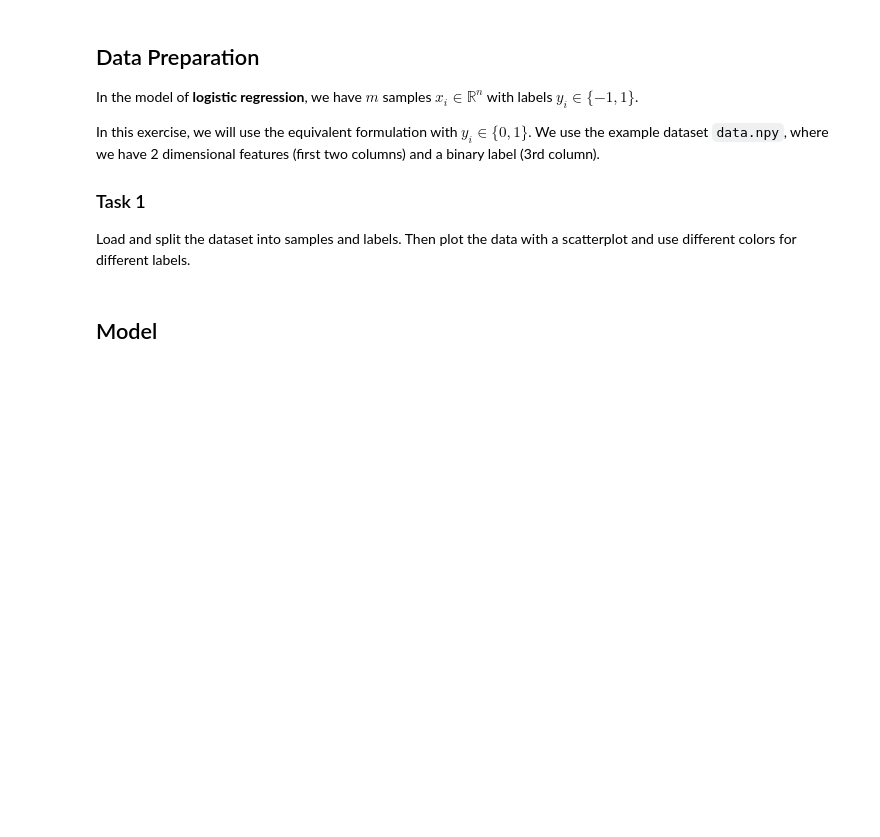
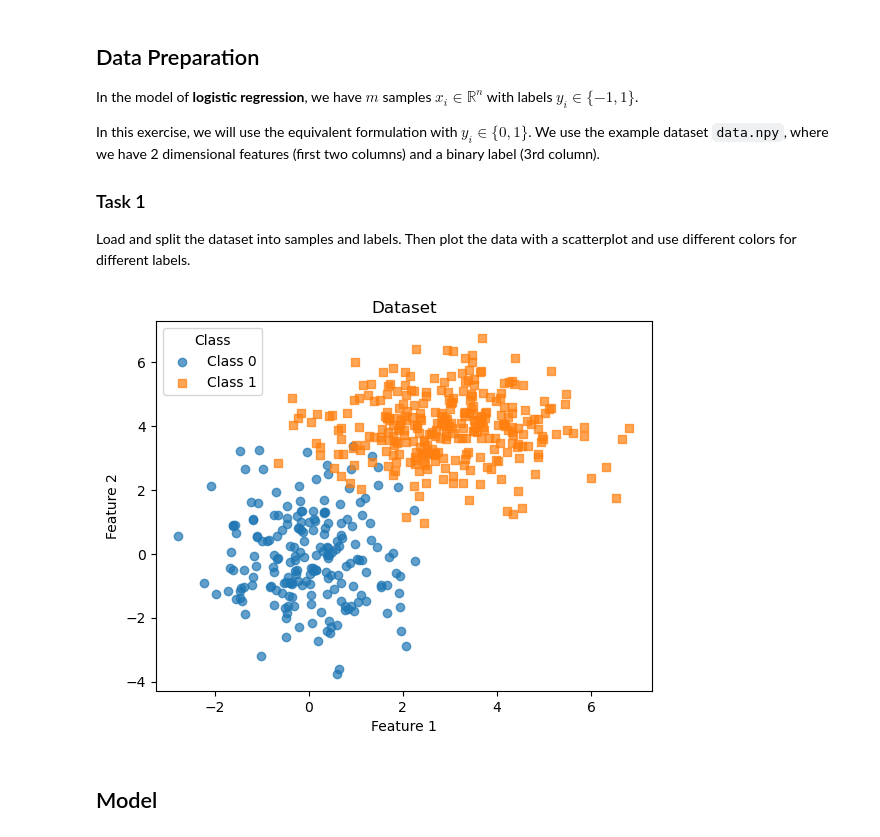
Before and after one commit to mbbrueckner/statistical_learning_theory_LAB, a Jupyter notebook: 03_Logistic_Regression/03_Logistic_Regression.ipynb, the cells around one changed output. Drawn from its saved outputs; the diff is of its cells as text; code cells hidden in the pictures; blank space fills up the shorter version.

```diff
--- a/03_Logistic_Regression/03_Logistic_Regression.ipynb
+++ b/03_Logistic_Regression/03_Logistic_Regression.ipynb
@@ -25,14 +25,25 @@ Load and split the dataset into samples and labels. Then plot the data with a sc
 # %%
 import numpy as np
 import matplotlib.pyplot as plt
 
 # TODO: Load and split dataset
-dataset = None
-x = None
-y = None
+dataset = np.load('data.npy')
+x = dataset[:, :2]
+y = dataset[:, 2]
 assert x.shape == (500, 2)
 assert y.shape == (500,)
 # TODO: plot the data
+for label, marker in zip([0, 1], ['o', 's']):
+    mask = y == label
+    plt.scatter(x[mask, 0], x[mask, 1], label=f'Class {label}', marker=marker, alpha=0.7)
+
+plt.xlabel('Feature 1')
+plt.ylabel('Feature 2')
+plt.legend(title='Class')
+plt.title('Dataset')
+plt.show()
+# %% [output]
+[figure, added]
 # %% [markdown]
 ## Model
 # %% [markdown]
```
Also changed, not shown: parts of 15 cells of this notebook.
